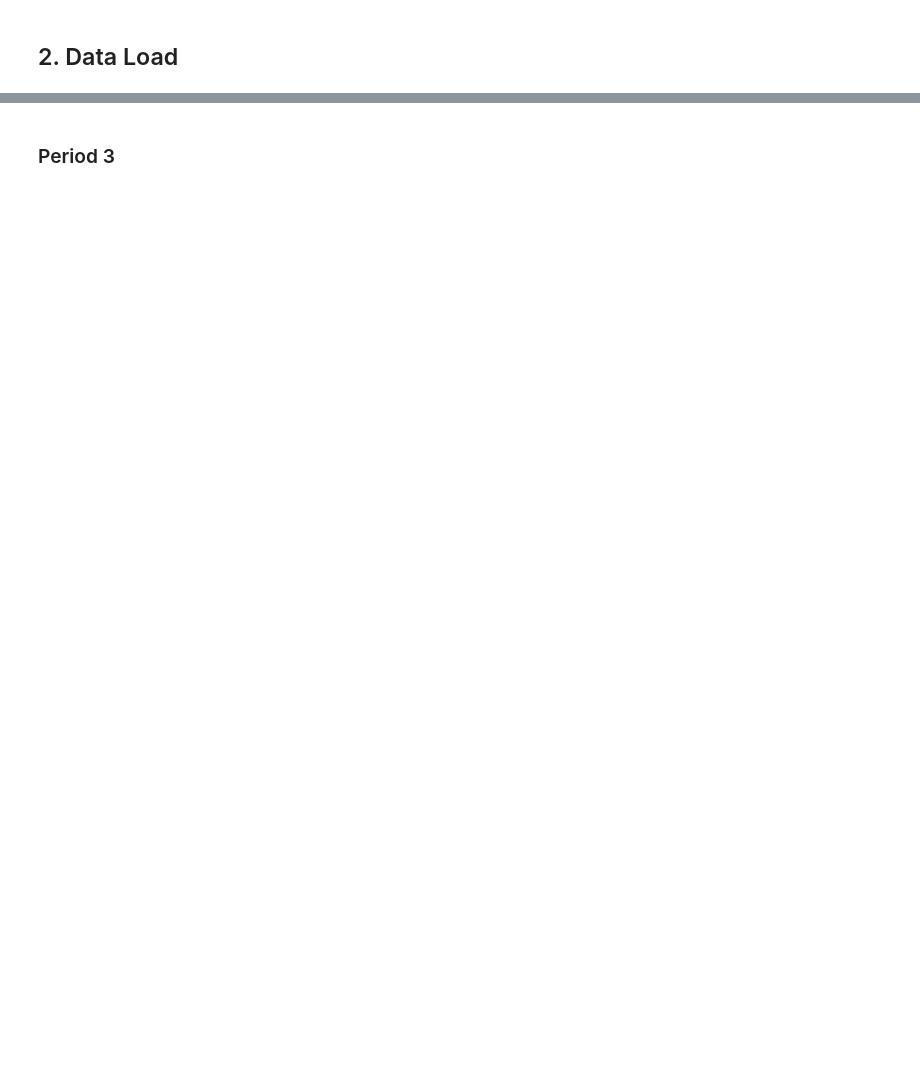
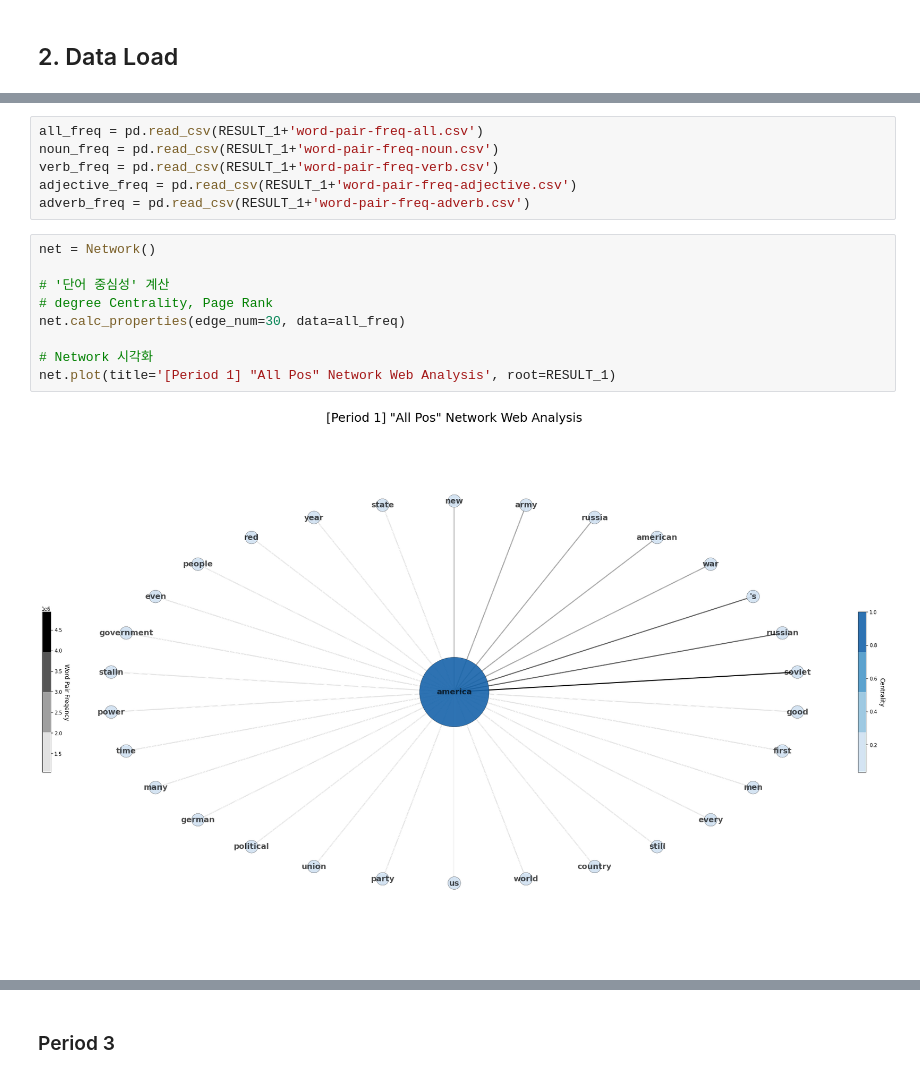
Before and after one commit to MartinusChoi/Text-Mining-Project, a Jupyter notebook: Network-Web-Analysis-ST.ipynb, the cells around one changed output, grey strips where cells are left out. Drawn from its saved outputs; the diff is of its cells as text; blank space fills up the shorter version.

```diff
--- a/Network-Web-Analysis-ST.ipynb
+++ b/Network-Web-Analysis-ST.ipynb
@@ -228,0 +224,17 @@ Removed : {''}
+# %%
+all_freq = pd.read_csv(RESULT_1+'word-pair-freq-all.csv')
+noun_freq = pd.read_csv(RESULT_1+'word-pair-freq-noun.csv')
+verb_freq = pd.read_csv(RESULT_1+'word-pair-freq-verb.csv')
+adjective_freq = pd.read_csv(RESULT_1+'word-pair-freq-adjective.csv')
+adverb_freq = pd.read_csv(RESULT_1+'word-pair-freq-adverb.csv')
+# %%
+net = Network()
+
+# '단어 중심성' 계산
+# degree Centrality, Page Rank
+net.calc_properties(edge_num=30, data=all_freq)
+
+# Network 시각화
+net.plot(title='[Period 1] "All Pos" Network Web Analysis', root=RESULT_1)
+# %% [output]
+[figure, added]
```
Also changed, not shown: parts of 83 cells of this notebook, 39 other files.
